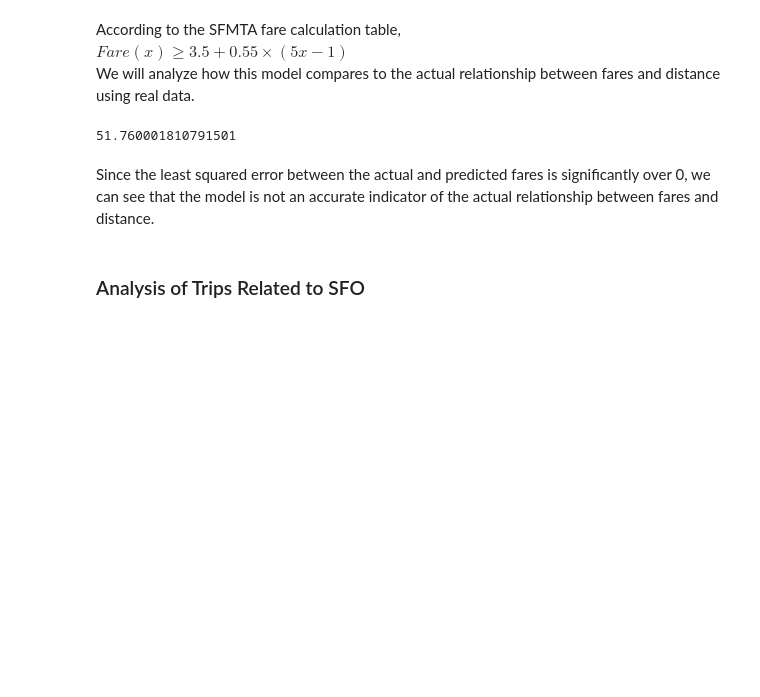
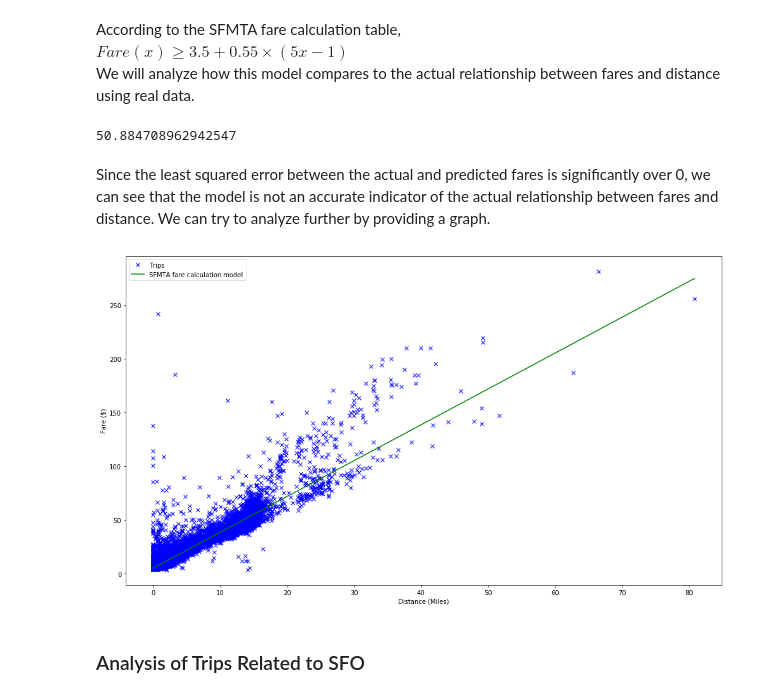
Before and after one commit to lawrencechen14/ce88-project, a Jupyter notebook: Exploration+of+Taxi+Trip+Fares+in+the+San+Francisco+Bay+Area.ipynb, the cells around one changed output. Drawn from its saved outputs; the diff is of its cells as text; code cells hidden in the pictures; blank space fills up the shorter version.

```diff
--- a/Exploration+of+Taxi+Trip+Fares+in+the+San+Francisco+Bay+Area.ipynb
+++ b/Exploration+of+Taxi+Trip+Fares+in+the+San+Francisco+Bay+Area.ipynb
@@ -10,3 +10,5 @@ warnings.filterwarnings('ignore')
 %matplotlib inline
 # %%
 taxi_data = Table.read_table("SF_taxi_data.csv")
+taxi_data = taxi_data.where("num", 1).where("fare ($)", are.above_or_equal_to(3.5))
+taxi_data
@@ -22,9 +37,25 @@ actual_fare = taxi_data.column("fare ($)")
 least_squared_error = sum((actual_fare - predicted_fare) ** 2) / len(actual_fare)
 least_squared_error
 # %% [output]
-51.760001810791501
+50.884708962942547
 # %% [markdown]
-Since the least squared error between the actual and predicted fares is significantly over 0, we can see that the model is not an accurate indicator of the actual relationship between fares and distance.
+Since the least squared error between the actual and predicted fares is significantly over 0, we can see that the model is not an accurate indicator of the actual relationship between fares and distance. We can try to analyze further by providing a graph.
+# %%
+X = np.vstack([taxi_data["dist (miles)"], np.ones(len(taxi_data["dist (miles)"]))]).T
+y = taxi_data["fare ($)"]
+theta = np.linalg.solve(X.T.dot(X), X.T.dot(y))
+# %%
+plt.figure(figsize=(14,8))
+xlim = (min(taxi_data["dist (miles)"]), max(taxi_data["dist (miles)"]))
+ylim = (min(taxi_data["fare ($)"]), max(taxi_data["fare ($)"]))
+plt.plot(taxi_data["dist (miles)"], taxi_data["fare ($)"], 'bx')
+plt.plot(xlim, [theta[0]*xlim[0]+theta[1], theta[0]*xlim[1]+theta[1]], 'g-')
+plt.legend(["Trips", "SFMTA fare calculation model"], loc="upper left")
+plt.xlabel("Distance (Miles)")
+plt.ylabel("Fare ($)")
+plt.tight_layout()
+# %% [output]
+[figure, added]
 # %% [markdown]
 ### Analysis of Trips Related to SFO
 # %% [markdown]
```
Also changed, not shown: parts of 14 cells of this notebook.
